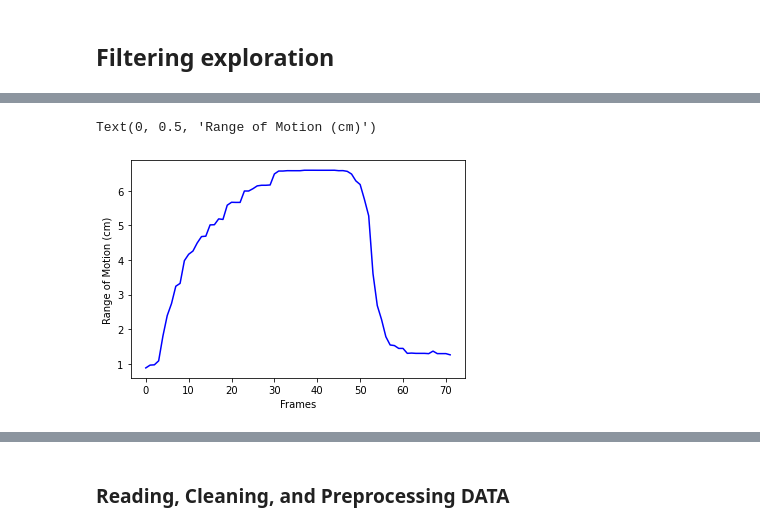
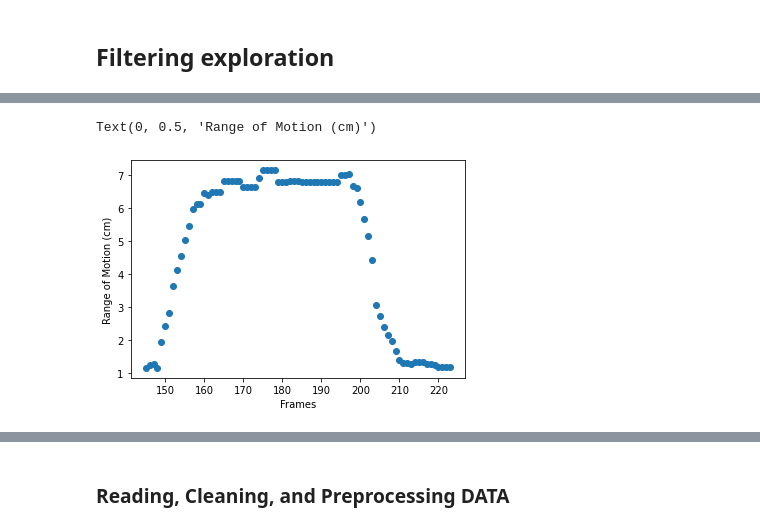
Before and after one commit to denizjafari/ClinicalScore, a Jupyter notebook: FeatureEngTesting.ipynb, the cells around one changed output, grey strips where cells are left out. Saved outputs shown, nothing was run; the diff lists cells and outputs as text; code cells hidden in the pictures.

```diff
--- a/FeatureEngTesting.ipynb
+++ b/FeatureEngTesting.ipynb
@@ -540,10 +565,10 @@ Text(0, 0.5, 'Range of Motion (cm)')
 # %%
 #for rep in df_f['rep'].unique():
-rep_f = df_s.loc[df_s['rep']==rep]
+rep_f = df_s.loc[df_s['rep']==2]
 plt.figure()
-plt.plot(rep_f[feature],'b')
+plt.plot(rep_f[feature],'o')
 plt.xlabel('Frames')
 plt.ylabel('Range of Motion (cm)')
 # %% [output]
 Text(0, 0.5, 'Range of Motion (cm)')
-[figure, old version]
+[figure, new version]
```
Also changed, not shown: parts of 18 cells of this notebook, 1 other file.
